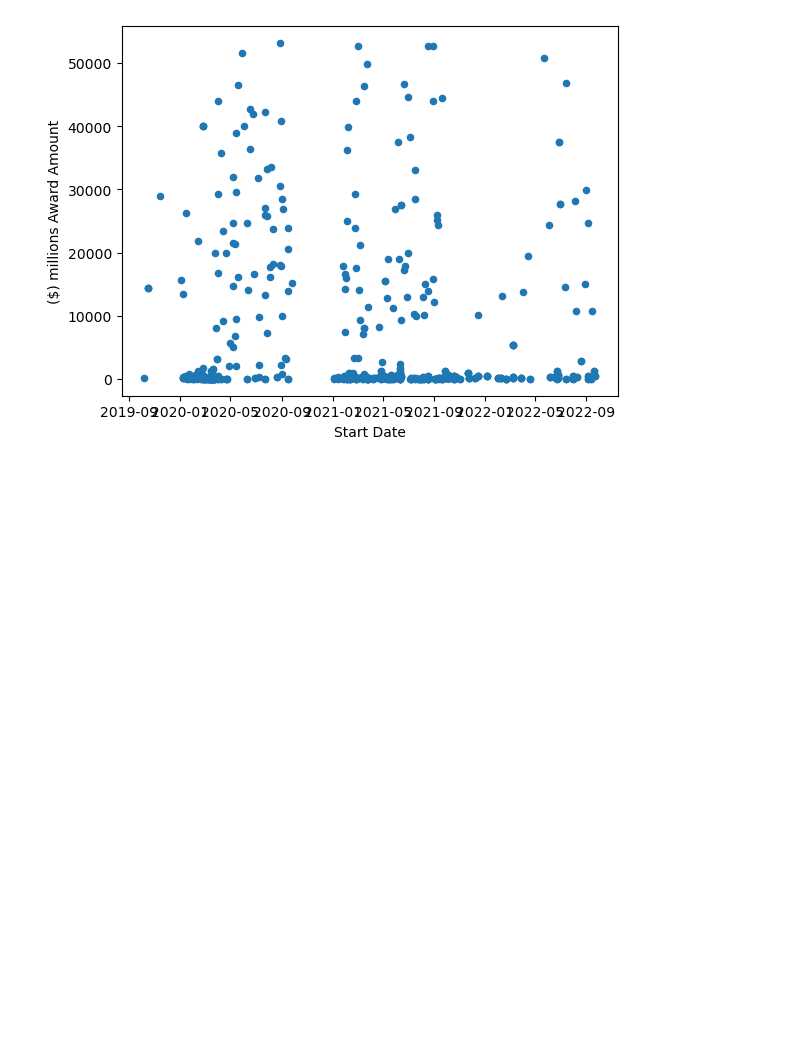
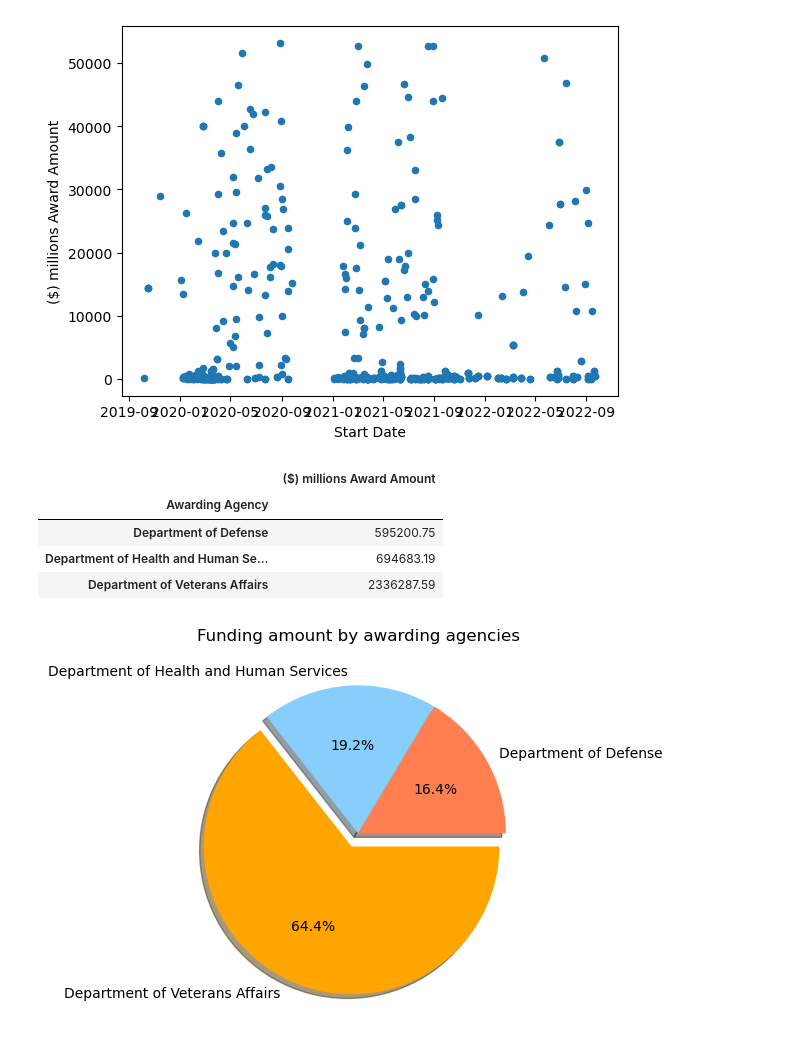
Before and after one commit to MoussaED/Project-1-repo, a Jupyter notebook: Post_Results_v3.ipynb, the cells around one changed output. Saved outputs shown, nothing was run; the diff lists cells and outputs as text; code cells hidden in the pictures; blank space fills up the shorter version.

```diff
--- a/Post_Results_v3.ipynb
+++ b/Post_Results_v3.ipynb
@@ -901,3 +912,19 @@ ax = big_df.plot.scatter(x="Start Date", y= "($) millions Award Amount")
 #ax.yaxis.set_major_formatter(mpl.ticker.StrMethodFormatter('{x:,.0f}'))
 # %% [output]
 [figure]
+# %%
+labels = big_df['Awarding Agency']
+sizes = big_df.groupby(labels)["($) millions Award Amount"].sum()
+# inner_labels = [595200,694683,2336287]
+colors = ['coral','lightskyblue', 'orange']
+plt.pie(sizes.values ,labels= labels.unique() ,colors=colors,autopct="%1.1f%%", explode= (0,0,0.1), shadow = True)
+plt.title('Funding amount by awarding agencies')
+plt.show
+pd.DataFrame(sizes)
+# %% [output]
+|  | ($) millions Award Amount |
+| Awarding Agency |  |
+| Department of Defense | 595200.75 |
+| Department of Health and Human Se... | 694683.19 |
+| Department of Veterans Affairs | 2336287.59 |
+[figure, added]
```
Also changed, not shown: parts of 2 cells of this notebook.
